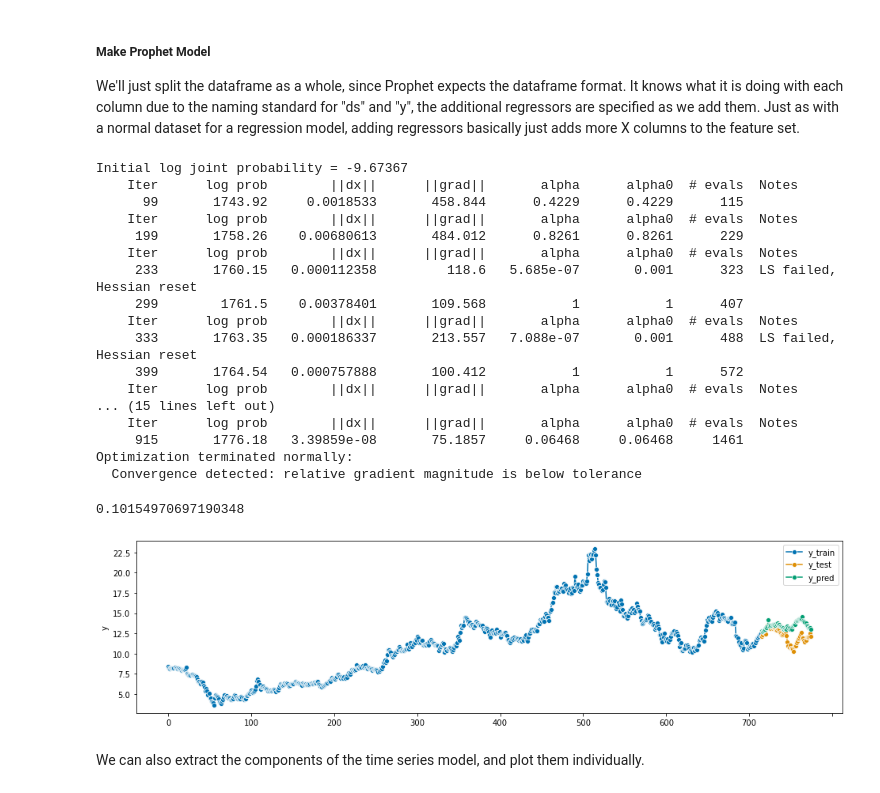
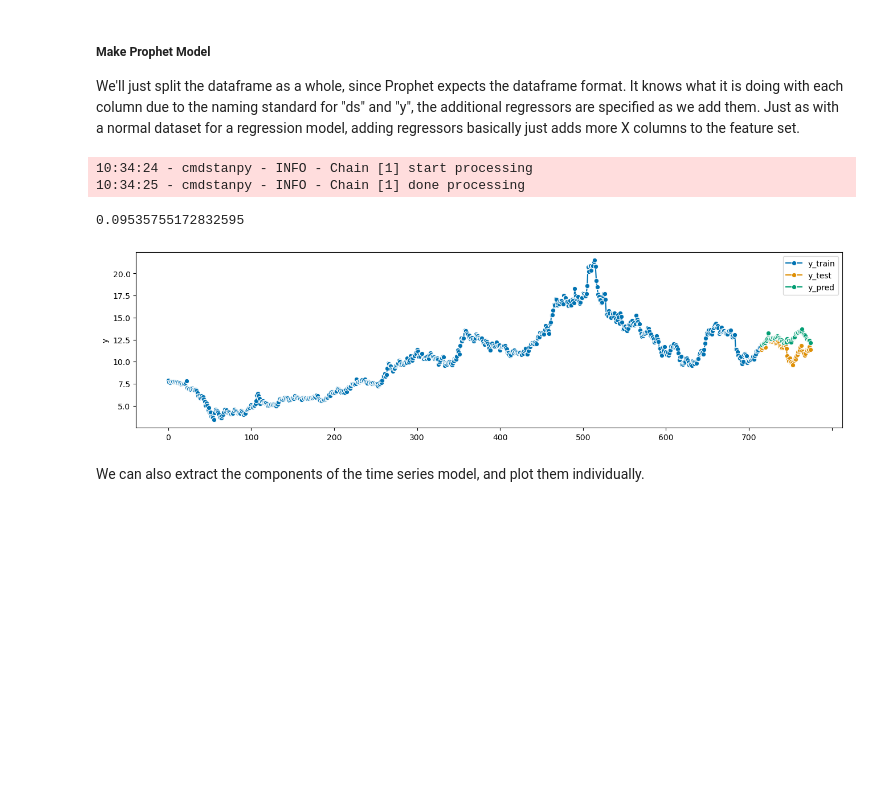
Before and after one commit to michaeljharris/Intro_to_Machine_Learning_Student_Workbooks, a Jupyter notebook: 018_time_series_sktime_sol.ipynb, the cells around one changed output. Cells and saved outputs as stored; diff of their text form; code cells hidden in the pictures; blank space fills up the shorter version.

```diff
--- a/018_time_series_sktime_sol.ipynb
+++ b/018_time_series_sktime_sol.ipynb
@@ -500,46 +530,33 @@ sns.lineplot(x=hist.ds, y=hist["y"])
 We'll just split the dataframe as a whole, since Prophet expects the dataframe format. It knows what it is doing with each column due to the naming standard for "ds" and "y", the additional regressors are specified as we add them. Just as with a normal dataset for a regression model, adding regressors basically just adds more X columns to the feature set.
 # %%
 # Convert index to pd.DatetimeIndex
+
+hist["ds"] = hist["ds"].dt.tz_localize(None)
 train, test = temporal_train_test_split(hist, test_size=tests)
 
 stockP = fbProphet(daily_seasonality=True)
 #stockP.add_regressor('Open')
 
 stockP.add_country_holidays(country_name="US")
 #stockP.add_seasonality(name="weekly", fourier_order=10, period=4)
 
 
 stockP.add_regressor("Volume")
 stockP.add_regressor("Dividends")
 stockP.add_regressor("Stock Splits")
 
 stockP.fit(train)
 preds = stockP.predict(test)
 preds.index = test.index
 #preds
 
 plot_series(train["y"], test["y"], preds["yhat"], labels=["y_train", "y_test", "y_pred"])
 mean_absolute_percentage_error(preds["yhat"], test["y"])
 # %% [output]
-Initial log joint probability = -9.67367
-    Iter      log prob        ||dx||      ||grad||       alpha      alpha0  # evals  Notes
-      99       1743.92     0.0018533       458.844      0.4229      0.4229      115
-    Iter      log prob        ||dx||      ||grad||       alpha      alpha0  # evals  Notes
-     199       1758.26    0.00680613       484.012      0.8261      0.8261      229
-    Iter      log prob        ||dx||      ||grad||       alpha      alpha0  # evals  Notes
-     233       1760.15   0.000112358         118.6   5.685e-07       0.001      323  LS failed, Hessian reset
-     299        1761.5    0.00378401       109.568           1           1      407
-    Iter      log prob        ||dx||      ||grad||       alpha      alpha0  # evals  Notes
-     333       1763.35   0.000186337       213.557   7.088e-07       0.001      488  LS failed, Hessian reset
-     399       1764.54   0.000757888       100.412           1           1      572
-    Iter      log prob        ||dx||      ||grad||       alpha      alpha0  # evals  Notes
-... (15 lines left out)
-    Iter      log prob        ||dx||      ||grad||       alpha      alpha0  # evals  Notes
-     915       1776.18   3.39859e-08       75.1857     0.06468     0.06468     1461
-Optimization terminated normally:
-  Convergence detected: relative gradient magnitude is below tolerance
+10:34:24 - cmdstanpy - INFO - Chain [1] start processing
+10:34:25 - cmdstanpy - INFO - Chain [1] done processing
-0.10154970697190348
+0.09535755172832595
-[figure, old version]
+[figure, new version]
 # %% [markdown]
 We can also extract the components of the time series model, and plot them individually.
 # %%
```
Also changed, not shown: parts of 31 cells of this notebook, 1 other file.
